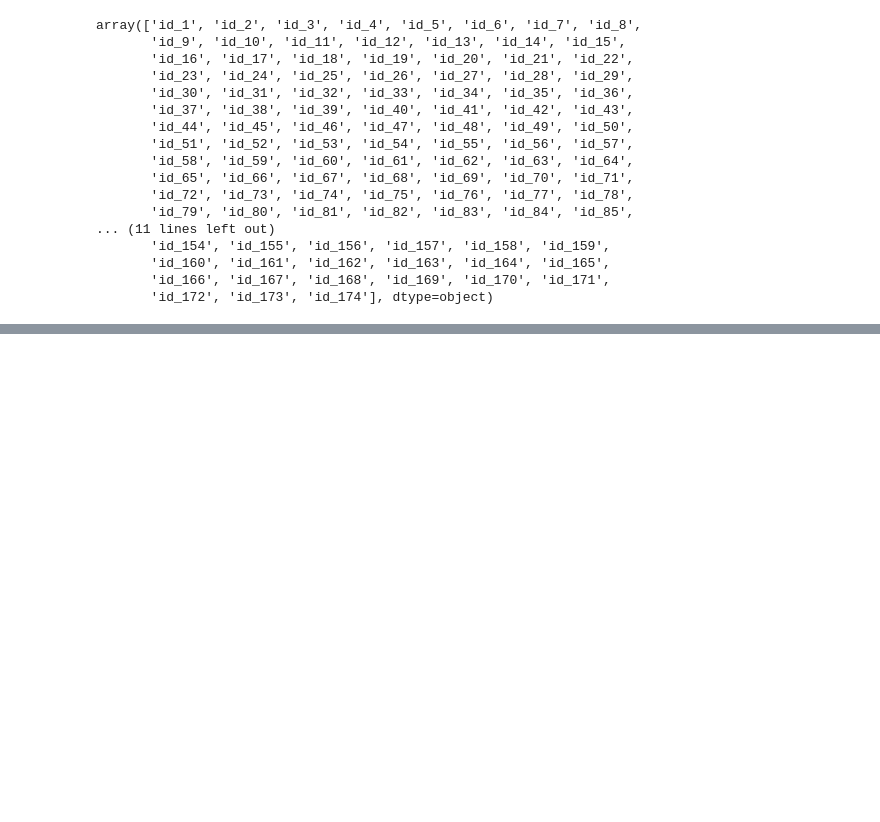
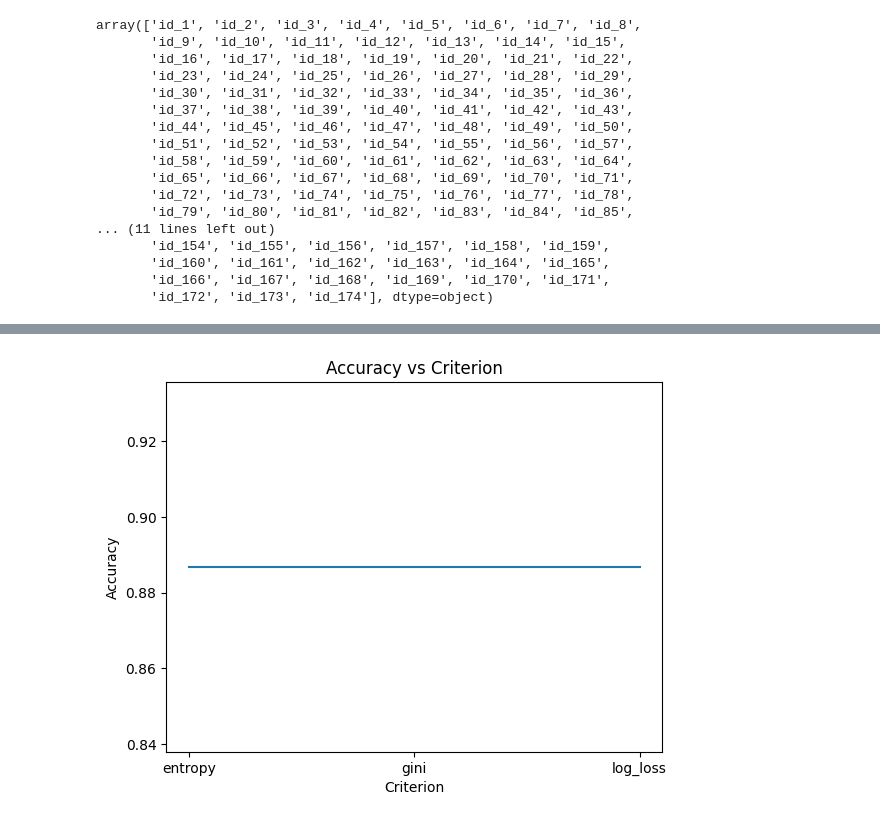
Before and after one commit to Himanshu-Barange/Deep-Learning-Projects, a Jupyter notebook: Alzeihmer's_Detection_Using_Handwriting.ipynb, the cells around one changed output, grey strips where cells are left out. Drawn from its saved outputs; the diff is of its cells as text; code cells hidden in the pictures; blank space fills up the shorter version.

```diff
--- a/Alzeihmer's_Detection_Using_Handwriting.ipynb
+++ b/Alzeihmer's_Detection_Using_Handwriting.ipynb
@@ -311,0 +441,15 @@ Epoch 6/6
+# %%
+values = ['entropy', 'gini', 'log_loss']
+result = {}
+for value in values:
+    xtree = ExtraTreesClassifier(criterion = value, random_state=36).fit(x_train, y_train)
+    predictions = xtree.predict(x_test)
+    result[value] = accuracy_score(y_test, predictions)
+
+plt.plot(values, list(result.values()))
+plt.xlabel('Criterion')
+plt.ylabel('Accuracy')
+plt.title('Accuracy vs Criterion')
+plt.show()
+# %% [output]
+[figure, added]
```
Also changed, not shown: parts of 47 cells of this notebook.
